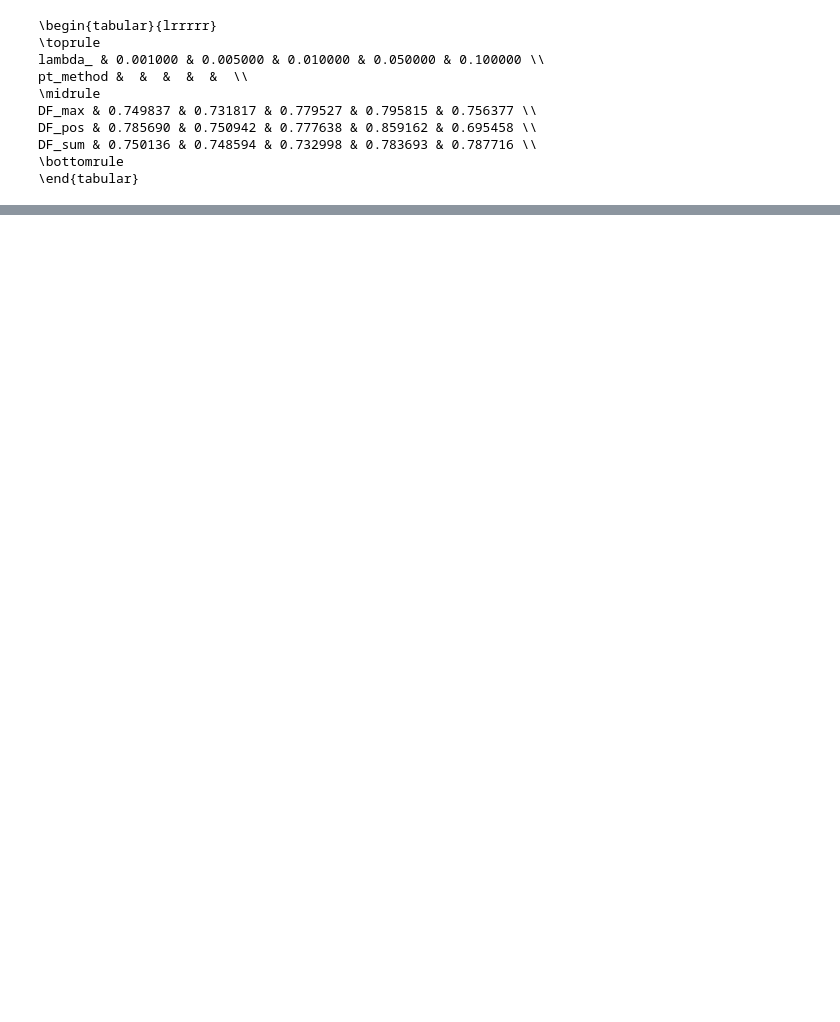
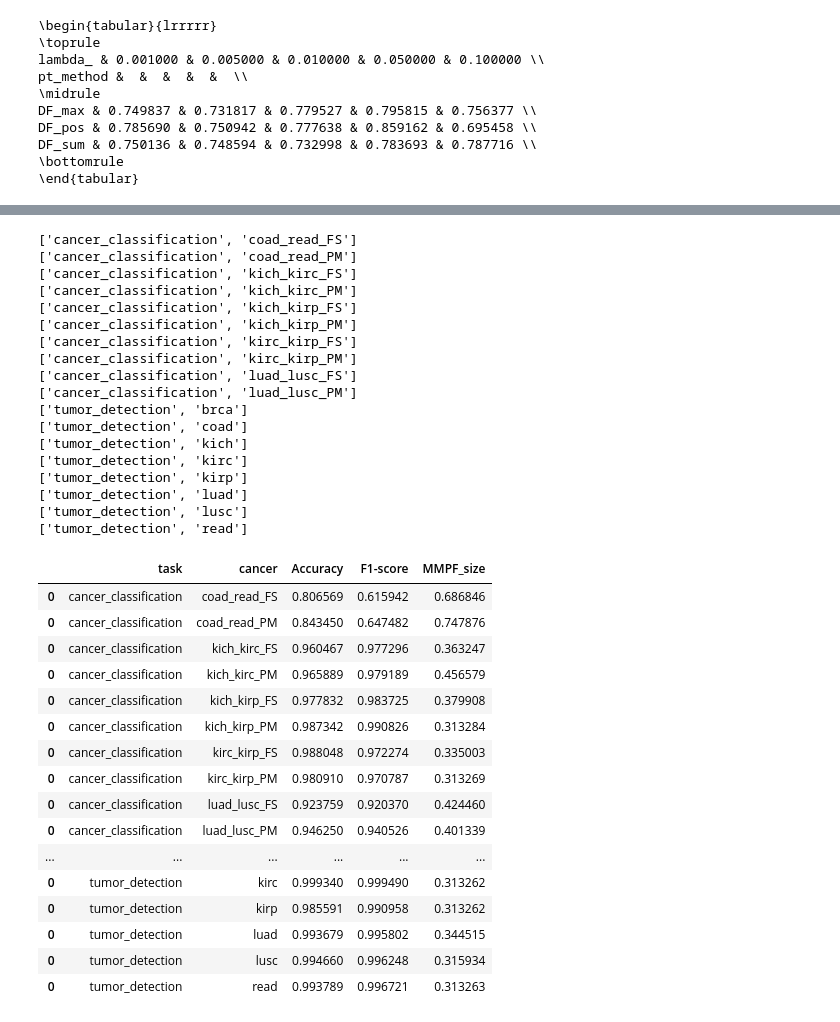
Before and after one commit to gaspardvilla/Intersectional-Fairness-on-Histopathological-images-classification, a Jupyter notebook: results.ipynb, the cells around one changed output, grey strips where cells are left out. Cells and saved outputs as stored; diff of their text form; code cells hidden in the pictures; blank space fills up the shorter version.

```diff
--- a/results.ipynb
+++ b/results.ipynb
@@ -296,0 +282,80 @@ DF_sum & 0.750136 & 0.748594 & 0.732998 & 0.783693 & 0.787716 \\
+# %%
+def check_results_diana(task : str,
+                           cancer : str,
+                           df : pd.DataFrame,
+                           set_ : str):
+    # Initialization
+    sub_dict = {'task' : [task], 'cancer' : [cancer]}
+
+    # Extract the results pkl files
+    preds_path = 'results/preds/run_100/add_protected_atts_1/Diana'
+    results = pd.read_pickle(preds_path + f'/{task}/{cancer}/results.pkl')
+
+    # Compute the metrics
+    # Accuracy
+    sub_dict['Accuracy'] = tm.classification.BinaryAccuracy()(torch.Tensor(results.pred), torch.Tensor(results.label)).item()
+
+    # F1-score
+    sub_dict['F1-score'] = tm.classification.BinaryF1Score()(torch.Tensor(results.pred), torch.Tensor(results.label)).item()
+
+    # MMPF_size
+    mmpf_metrics = compute_pareto_metrics(results, loss_fct, protected_atts)
+    sub_dict['MMPF_size'] = [mmpf_metrics[f'{set_}MMPF_size_2']]
+
+    # Return the updated data frame
+    if df.empty: df = pd.DataFrame(data = sub_dict)
+    else: df = pd.concat([df, pd.DataFrame(data = sub_dict)])
+    return df
+# %%
+# Initialization
+cols = ['task', 'cancer', 'Accuracy', 'F1-score', 'MMPF_size']
+df_diana = pd.DataFrame(columns = cols)
+
+# Loop on the combinations for baseline
+for comb in COMBS_BASELINE:
+    # Track
+    print(comb)
+
+    # Extract combinations
+    task = comb[0]
+    cancer = comb[1]
+
+    # Get the metrics
+    df_diana = check_results_diana(task, cancer, df_diana, 'test_')
+df_diana
+# %% [output]
+['cancer_classification', 'coad_read_FS']
+['cancer_classification', 'coad_read_PM']
+['cancer_classification', 'kich_kirc_FS']
+['cancer_classification', 'kich_kirc_PM']
+['cancer_classification', 'kich_kirp_FS']
+['cancer_classification', 'kich_kirp_PM']
+['cancer_classification', 'kirc_kirp_FS']
+['cancer_classification', 'kirc_kirp_PM']
+['cancer_classification', 'luad_lusc_FS']
+['cancer_classification', 'luad_lusc_PM']
+['tumor_detection', 'brca']
+['tumor_detection', 'coad']
+['tumor_detection', 'kich']
+['tumor_detection', 'kirc']
+['tumor_detection', 'kirp']
+['tumor_detection', 'luad']
+['tumor_detection', 'lusc']
+['tumor_detection', 'read']
+|  | task | cancer | Accuracy | F1-score | MMPF_size |
+| 0 | cancer_classification | coad_read_FS | 0.806569 | 0.615942 | 0.686846 |
+| 0 | cancer_classification | coad_read_PM | 0.843450 | 0.647482 | 0.747876 |
+| 0 | cancer_classification | kich_kirc_FS | 0.960467 | 0.977296 | 0.363247 |
+| 0 | cancer_classification | kich_kirc_PM | 0.965889 | 0.979189 | 0.456579 |
+| 0 | cancer_classification | kich_kirp_FS | 0.977832 | 0.983725 | 0.379908 |
+| 0 | cancer_classification | kich_kirp_PM | 0.987342 | 0.990826 | 0.313284 |
+| 0 | cancer_classification | kirc_kirp_FS | 0.988048 | 0.972274 | 0.335003 |
+| 0 | cancer_classification | kirc_kirp_PM | 0.980910 | 0.970787 | 0.313269 |
+| 0 | cancer_classification | luad_lusc_FS | 0.923759 | 0.920370 | 0.424460 |
+| 0 | cancer_classification | luad_lusc_PM | 0.946250 | 0.940526 | 0.401339 |
+| ... | ... | ... | ... | ... | ... |
+| 0 | tumor_detection | kirc | 0.999340 | 0.999490 | 0.313262 |
+| 0 | tumor_detection | kirp | 0.985591 | 0.990958 | 0.313262 |
+| 0 | tumor_detection | luad | 0.993679 | 0.995802 | 0.344515 |
+| 0 | tumor_detection | lusc | 0.994660 | 0.996248 | 0.315934 |
+| 0 | tumor_detection | read | 0.993789 | 0.996721 | 0.313263 |
```
Also changed, not shown: parts of 14 cells of this notebook, 6 other files.
